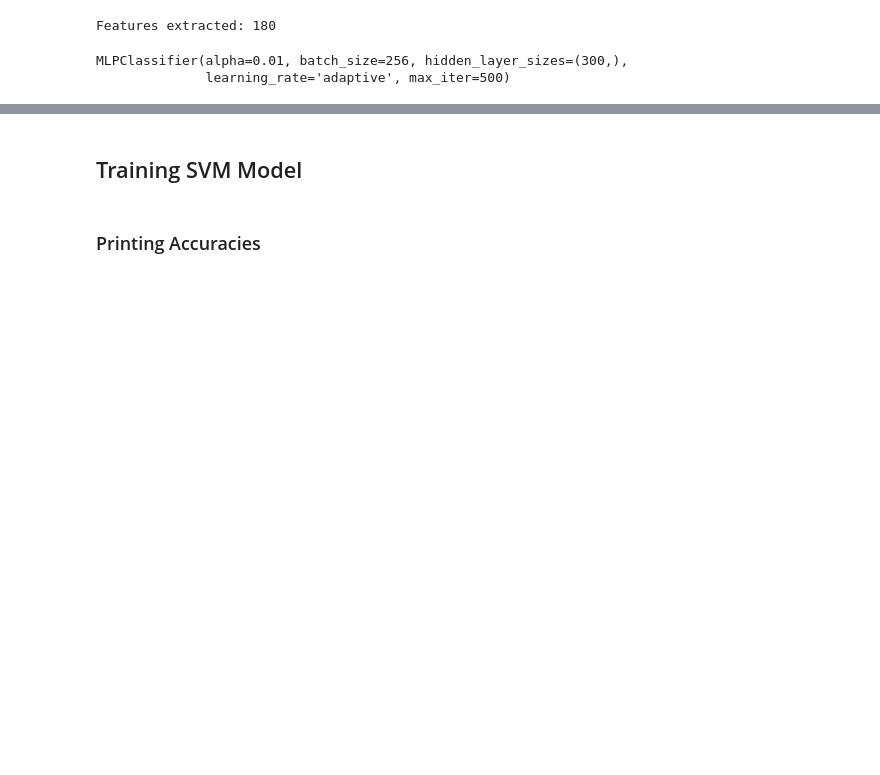
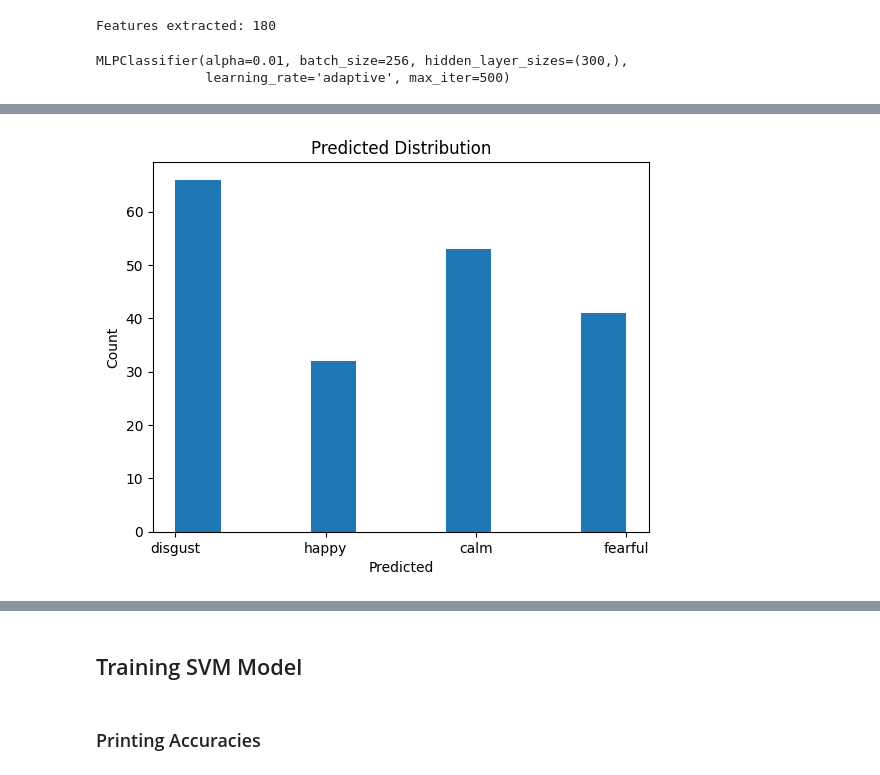
Before and after one commit to PavanProj/Team_Project, a Jupyter notebook: src/EmotionDetectionSound.ipynb, the cells around one changed output, grey strips where cells are left out. Saved outputs shown, nothing was run; the diff lists cells and outputs as text; code cells hidden in the pictures; blank space fills up the shorter version.

```diff
--- a/src/EmotionDetectionSound.ipynb
+++ b/src/EmotionDetectionSound.ipynb
@@ -159,0 +210,9 @@ array(['disgust', 'happy', 'happy', 'calm', 'happy', 'calm', 'fearful',
+# %%
+# plot a histogram of predicted values
+plt.hist(y_pred, bins=10)
+plt.title('Predicted Distribution')
+plt.xlabel('Predicted')
+plt.ylabel('Count')
+plt.show()
+# %% [output]
+[figure, added]
```
Also changed, not shown: parts of 23 cells of this notebook.
